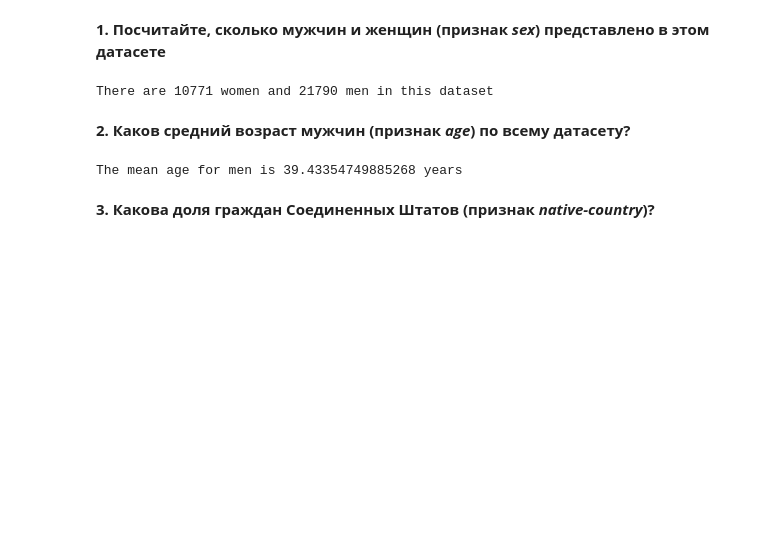
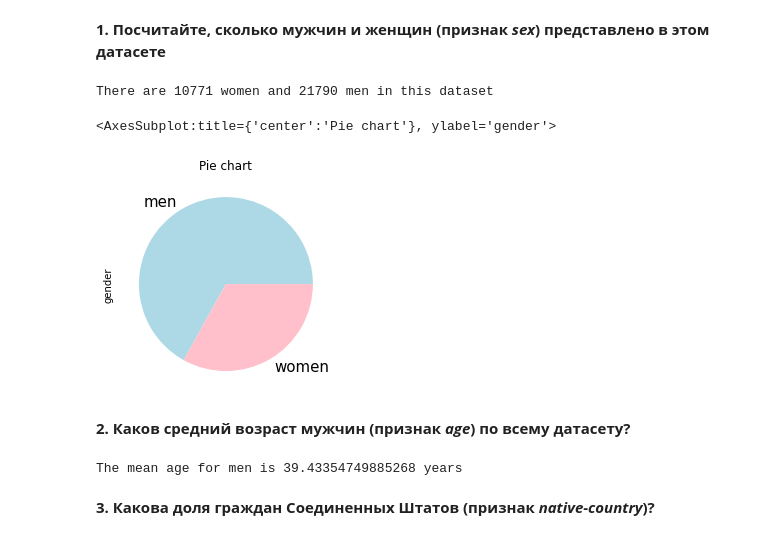
Before and after one commit to lyubinskaya/internship, a Jupyter notebook: task2/assignment_pandas.ipynb, the cells around one changed output. Cells and saved outputs as stored; diff of their text form; code cells hidden in the pictures; blank space fills up the shorter version.

```diff
--- a/task2/assignment_pandas.ipynb
+++ b/task2/assignment_pandas.ipynb
@@ -40,6 +40,14 @@ men = data[data.sex == 'Male'].shape[0]
 print('There are', women, 'women and', men, 'men in this dataset')
 # %% [output]
 There are 10771 women and 21790 men in this dataset
+# %%
+my_labels=['men', 'women']
+my_colors=['lightblue', 'pink']
+gender = data['sex'].value_counts()
+gender.plot.pie(title="Pie chart", fontsize=15, ylabel='gender', labels = my_labels, colors=my_colors)
+# %% [output]
+<AxesSubplot:title={'center':'Pie chart'}, ylabel='gender'>
+[figure, added]
 # %% [markdown]
 **2. Каков средний возраст мужчин (признак *age*) по всему датасету?**
 # %%
```
Also changed, not shown: parts of 6 cells of this notebook.
